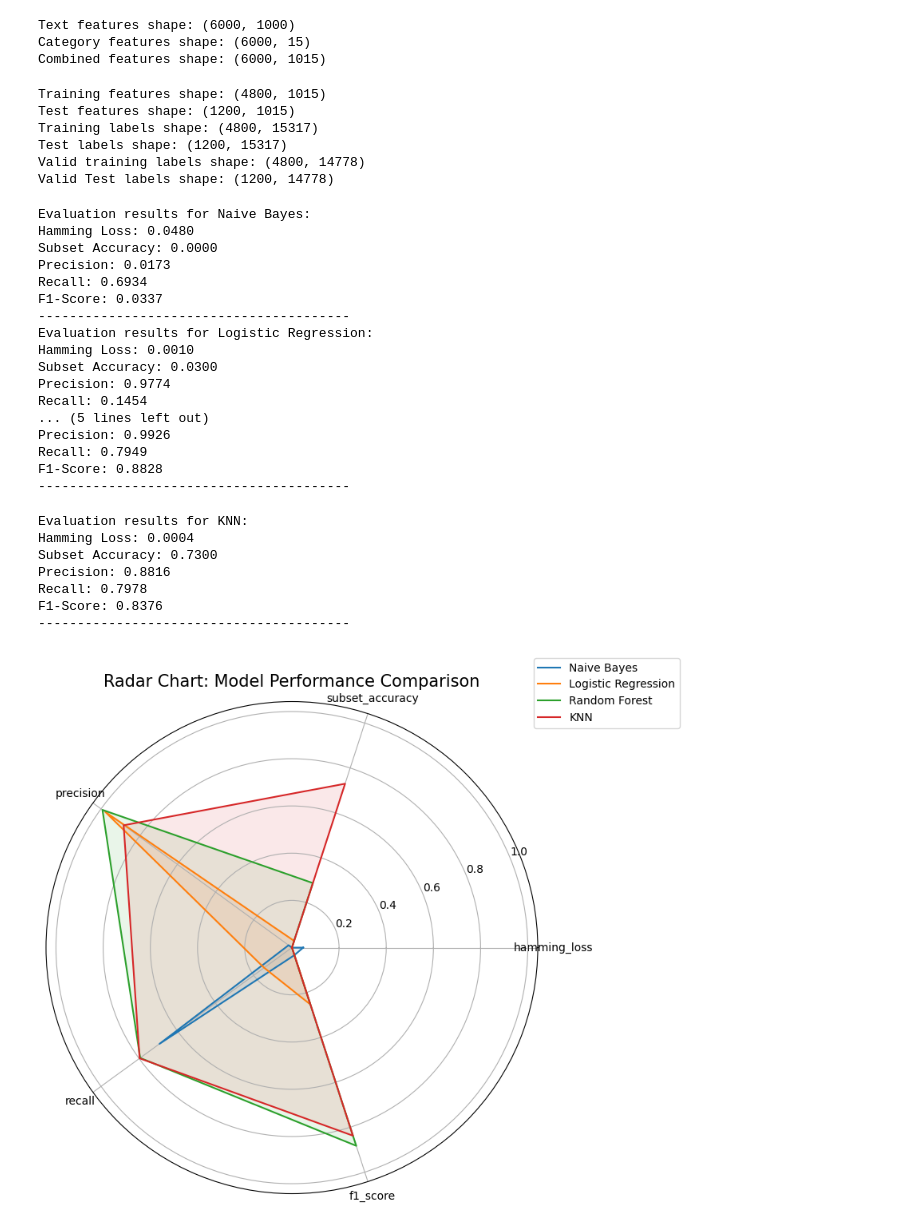
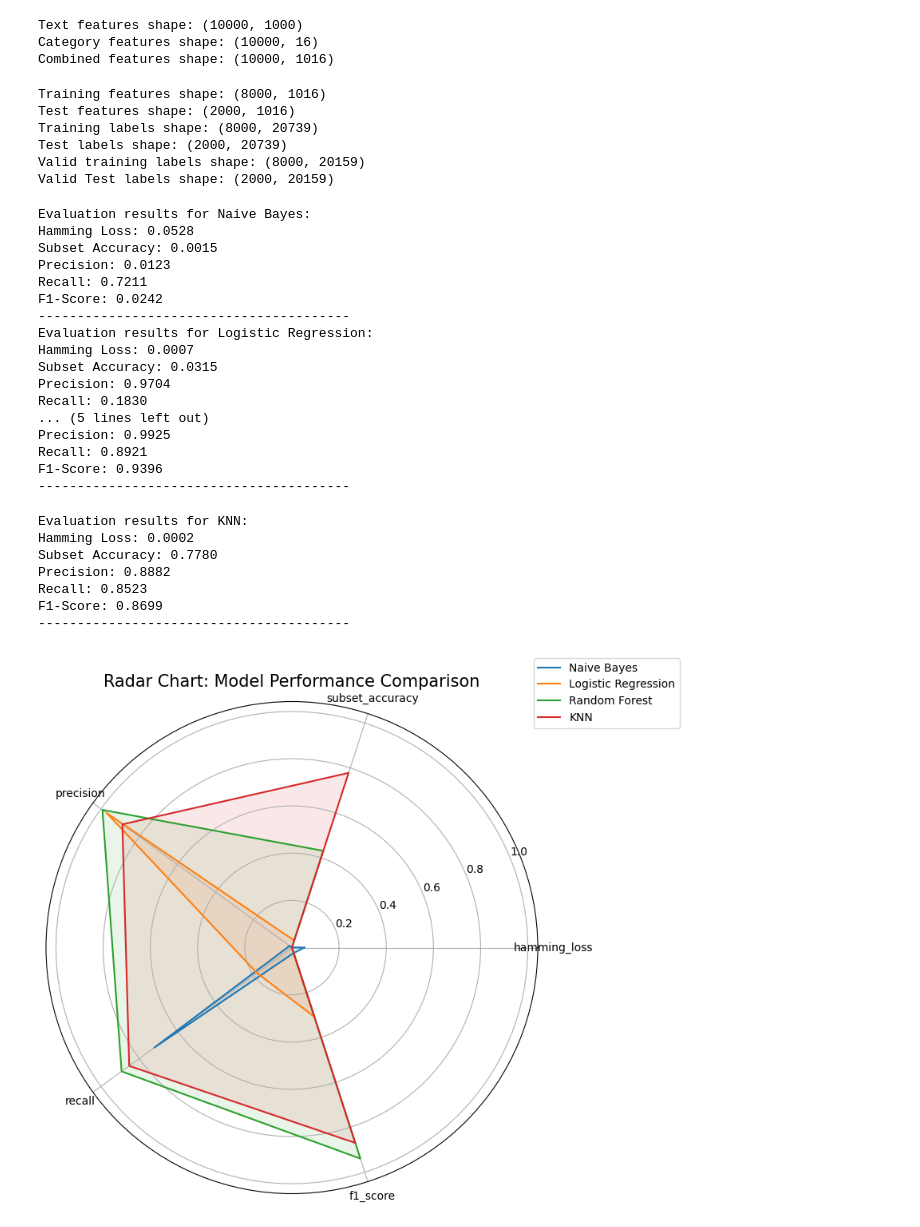
Before and after one commit to Dramalf/ucsd-cse258-final-project, a Jupyter notebook: Jiangrong/main.ipynb, the cells around one changed output. Drawn from its saved outputs; the diff is of its cells as text; code cells hidden in the pictures.

```diff
--- a/Jiangrong/main.ipynb
+++ b/Jiangrong/main.ipynb
@@ -1,12 +1,13 @@
 # %%
+# 共10000行版本
 import pandas as pd
 import matplotlib.pyplot as plt
 import numpy as np
 
 # 保留需要的列并保存到cleaned_data
-path = "./dataset/USvideos.csv"
+path = "./USvideos.csv"
 columns = ['title', 'description', 'category_id', 'tags']
-data = pd.read_csv(path, usecols=columns, nrows=6000)
+data = pd.read_csv(path, usecols=columns, nrows=10000)
 
 data['description'] = data['description'].fillna('')
 data['tags'] = data['tags'].fillna('')
@@ -15,7 +16,7 @@ data = data.dropna(subset=['category_id'])
 print(data)
 
 cleaned_data = data[['text', 'category_id', 'tags']].copy()
-cleaned_data.to_csv("./dataset/cleaned_data.csv", index=False)
+cleaned_data.to_csv("./cleaned_data.csv", index=False)
 # %% [output]
                                                   title  category_id  \
 0                    WE WANT TO TALK ABOUT OUR MARRIAGE           22
@@ -222,9 +223,9 @@ print(f"Text features shape: {text_features.shape}")
 print(f"Category features shape: {category_features.shape}")
 print(f"Combined features shape: {combined_features.shape}")
 # %% [output]
-Text features shape: (6000, 1000)
-Category features shape: (6000, 15)
-Combined features shape: (6000, 1015)
+Text features shape: (10000, 1000)
+Category features shape: (10000, 16)
+Combined features shape: (10000, 1016)
 # %%
 train_indices = train_data.index
 test_indices = test_data.index
@@ -256,12 +257,12 @@ print(f"Valid Test labels shape: {y_test_valid.shape}")
 y_train = y_train_valid
 y_test = y_test_valid
 # %% [output]
-Training features shape: (4800, 1015)
-Test features shape: (1200, 1015)
-Training labels shape: (4800, 15317)
-Test labels shape: (1200, 15317)
-Valid training labels shape: (4800, 14778)
-Valid Test labels shape: (1200, 14778)
+Training features shape: (8000, 1016)
+Test features shape: (2000, 1016)
+Training labels shape: (8000, 20739)
+Test labels shape: (2000, 20739)
+Valid training labels shape: (8000, 20159)
+Valid Test labels shape: (2000, 20159)
 # %%
 # Naive Bayes
 from sklearn.naive_bayes import MultinomialNB
@@ -416,21 +417,21 @@ all_metrics = {
 }
 # %% [output]
 Evaluation results for Naive Bayes:
-Hamming Loss: 0.0480
-Subset Accuracy: 0.0000
-Precision: 0.0173
-Recall: 0.6934
-F1-Score: 0.0337
+Hamming Loss: 0.0528
+Subset Accuracy: 0.0015
+Precision: 0.0123
+Recall: 0.7211
+F1-Score: 0.0242
 ----------------------------------------
 Evaluation results for Logistic Regression:
-Hamming Loss: 0.0010
-Subset Accuracy: 0.0300
-Precision: 0.9774
-Recall: 0.1454
+Hamming Loss: 0.0007
+Subset Accuracy: 0.0315
+Precision: 0.9704
+Recall: 0.1830
 ... (5 lines left out)
-Precision: 0.9926
-Recall: 0.7949
-F1-Score: 0.8828
+Precision: 0.9925
+Recall: 0.8921
+F1-Score: 0.9396
 ----------------------------------------
 # %%
 from sklearn.metrics import hamming_loss, accuracy_score, precision_recall_fscore_support
@@ -471,42 +472,38 @@ def evaluate_knn(knn_model, X_train, y_train, X_test, y_test):
 knn_metrics = evaluate_knn(knn_models[0], X_train, y_train, X_test, y_test)
 # %% [output]
 Evaluation results for KNN:
-Hamming Loss: 0.0004
-Subset Accuracy: 0.7300
-Precision: 0.8816
-Recall: 0.7978
-F1-Score: 0.8376
+Hamming Loss: 0.0002
+Subset Accuracy: 0.7780
+Precision: 0.8882
+Recall: 0.8523
+F1-Score: 0.8699
 ----------------------------------------
 # %%
 from math import pi
 
-all_metrics = {
-    "Naive Bayes": nb_metrics,
-    "Logistic Regression": log_reg_metrics,
-    "Random Forest": rf_metrics,
-    "KNN": knn_metrics,
-}
-
+# 准备雷达图数据
 labels = metrics
 num_vars = len(labels)
 
 fig, ax = plt.subplots(figsize=(8, 8), subplot_kw=dict(polar=True))
 
+# 绘制每个模型的雷达图
 angles = [n / float(num_vars) * 2 * pi for n in range(num_vars)]
 angles += angles[:1]
 
 for model, model_metrics in all_metrics.items():
     values = [model_metrics[metric] for metric in labels]
     values += values[:1]
     ax.plot(angles, values, label=model)
     ax.fill(angles, values, alpha=0.1)
 
+# 配置图表
 ax.set_yticks([0.2, 0.4, 0.6, 0.8, 1.0])
 ax.set_yticklabels(["0.2", "0.4", "0.6", "0.8", "1.0"])
 ax.set_xticks(angles[:-1])
 ax.set_xticklabels(labels)
 plt.title("Radar Chart: Model Performance Comparison", size=15)
 plt.legend(loc='upper right', bbox_to_anchor=(1.3, 1.1))
 plt.show()
 # %% [output]
-[figure, old version]
+[figure, new version]
```
Also changed, not shown: parts of 6 cells of this notebook.
